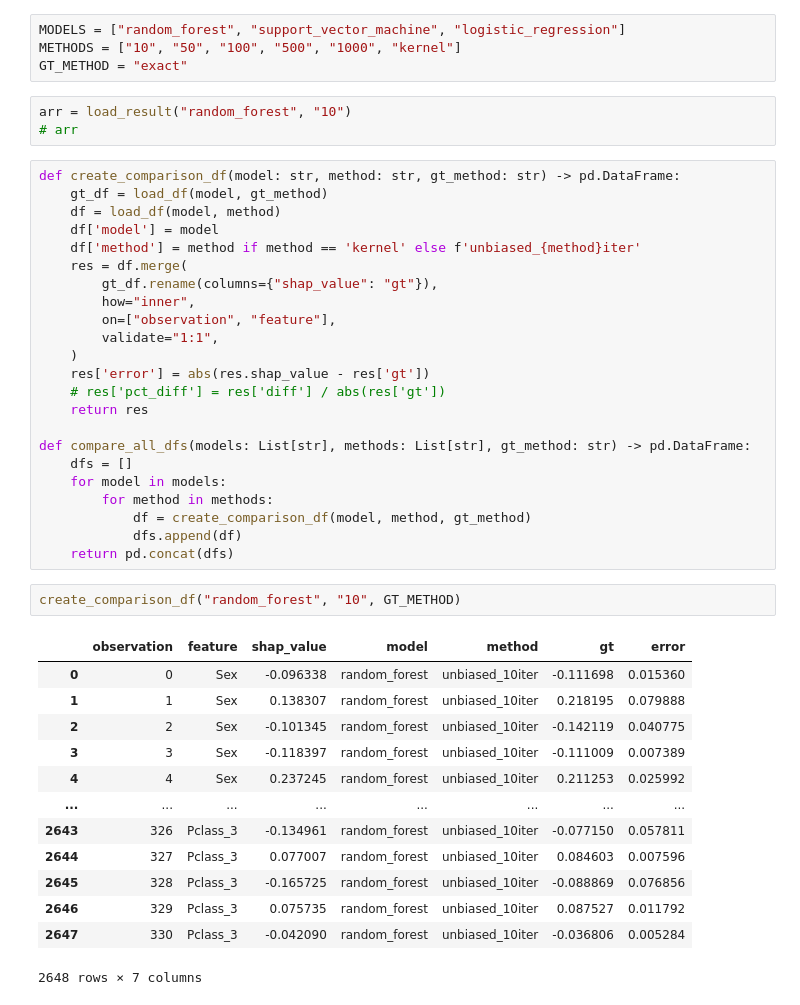
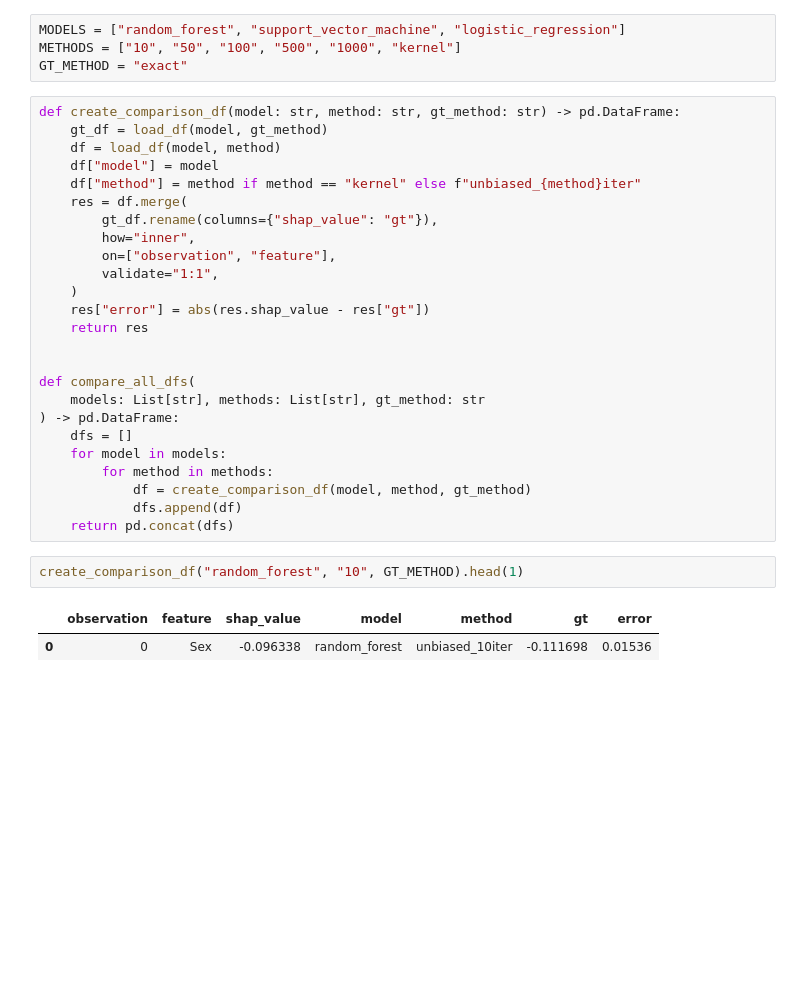
Before and after one commit to ModelOriented/DALEX, a Jupyter notebook: python/dalex/unbiased_kernel_shap_showroom/notebooks/load_data.ipynb, the cells around one changed output. Saved outputs shown, nothing was run; the diff lists cells and outputs as text; blank space fills up the shorter version.

```diff
--- a/python/dalex/unbiased_kernel_shap_showroom/notebooks/load_data.ipynb
+++ b/python/dalex/unbiased_kernel_shap_showroom/notebooks/load_data.ipynb
@@ -35,26 +34,25 @@ for name in ["times_exact.npy", "times_kernel.npy", "times_uks.npy"]:
 MODELS = ["random_forest", "support_vector_machine", "logistic_regression"]
 METHODS = ["10", "50", "100", "500", "1000", "kernel"]
 GT_METHOD = "exact"
-# %%
-arr = load_result("random_forest", "10")
-# arr
 # %%
 def create_comparison_df(model: str, method: str, gt_method: str) -> pd.DataFrame:
     gt_df = load_df(model, gt_method)
     df = load_df(model, method)
-    df['model'] = model
-    df['method'] = method if method == 'kernel' else f'unbiased_{method}iter'
+    df["model"] = model
+    df["method"] = method if method == "kernel" else f"unbiased_{method}iter"
     res = df.merge(
         gt_df.rename(columns={"shap_value": "gt"}),
         how="inner",
         on=["observation", "feature"],
         validate="1:1",
     )
-    res['error'] = abs(res.shap_value - res['gt'])
-    # res['pct_diff'] = res['diff'] / abs(res['gt'])
+    res["error"] = abs(res.shap_value - res["gt"])
     return res
 
-def compare_all_dfs(models: List[str], methods: List[str], gt_method: str) -> pd.DataFrame:
+
+def compare_all_dfs(
+    models: List[str], methods: List[str], gt_method: str
+) -> pd.DataFrame:
     dfs = []
     for model in models:
         for method in methods:
@@ -62,20 +60,9 @@ def compare_all_dfs(models: List[str], methods: List[str], gt_method: str) -> pd
             dfs.append(df)
     return pd.concat(dfs)
 # %%
-create_comparison_df("random_forest", "10", GT_METHOD)
+create_comparison_df("random_forest", "10", GT_METHOD).head(1)
 # %% [output]
 |  | observation | feature | shap_value | model | method | gt | error |
-| 0 | 0 | Sex | -0.096338 | random_forest | unbiased_10iter | -0.111698 | 0.015360 |
-| 1 | 1 | Sex | 0.138307 | random_forest | unbiased_10iter | 0.218195 | 0.079888 |
-| 2 | 2 | Sex | -0.101345 | random_forest | unbiased_10iter | -0.142119 | 0.040775 |
-| 3 | 3 | Sex | -0.118397 | random_forest | unbiased_10iter | -0.111009 | 0.007389 |
-| 4 | 4 | Sex | 0.237245 | random_forest | unbiased_10iter | 0.211253 | 0.025992 |
-| ... | ... | ... | ... | ... | ... | ... | ... |
-| 2643 | 326 | Pclass_3 | -0.134961 | random_forest | unbiased_10iter | -0.077150 | 0.057811 |
-| 2644 | 327 | Pclass_3 | 0.077007 | random_forest | unbiased_10iter | 0.084603 | 0.007596 |
-| 2645 | 328 | Pclass_3 | -0.165725 | random_forest | unbiased_10iter | -0.088869 | 0.076856 |
-| 2646 | 329 | Pclass_3 | 0.075735 | random_forest | unbiased_10iter | 0.087527 | 0.011792 |
-| 2647 | 330 | Pclass_3 | -0.042090 | random_forest | unbiased_10iter | -0.036806 | 0.005284 |
+| 0 | 0 | Sex | -0.096338 | random_forest | unbiased_10iter | -0.111698 | 0.01536 |
-2648 rows × 7 columns
 # %%
 all_df = compare_all_dfs(MODELS, METHODS, GT_METHOD)
```
Also changed, not shown: parts of 5 cells of this notebook.
